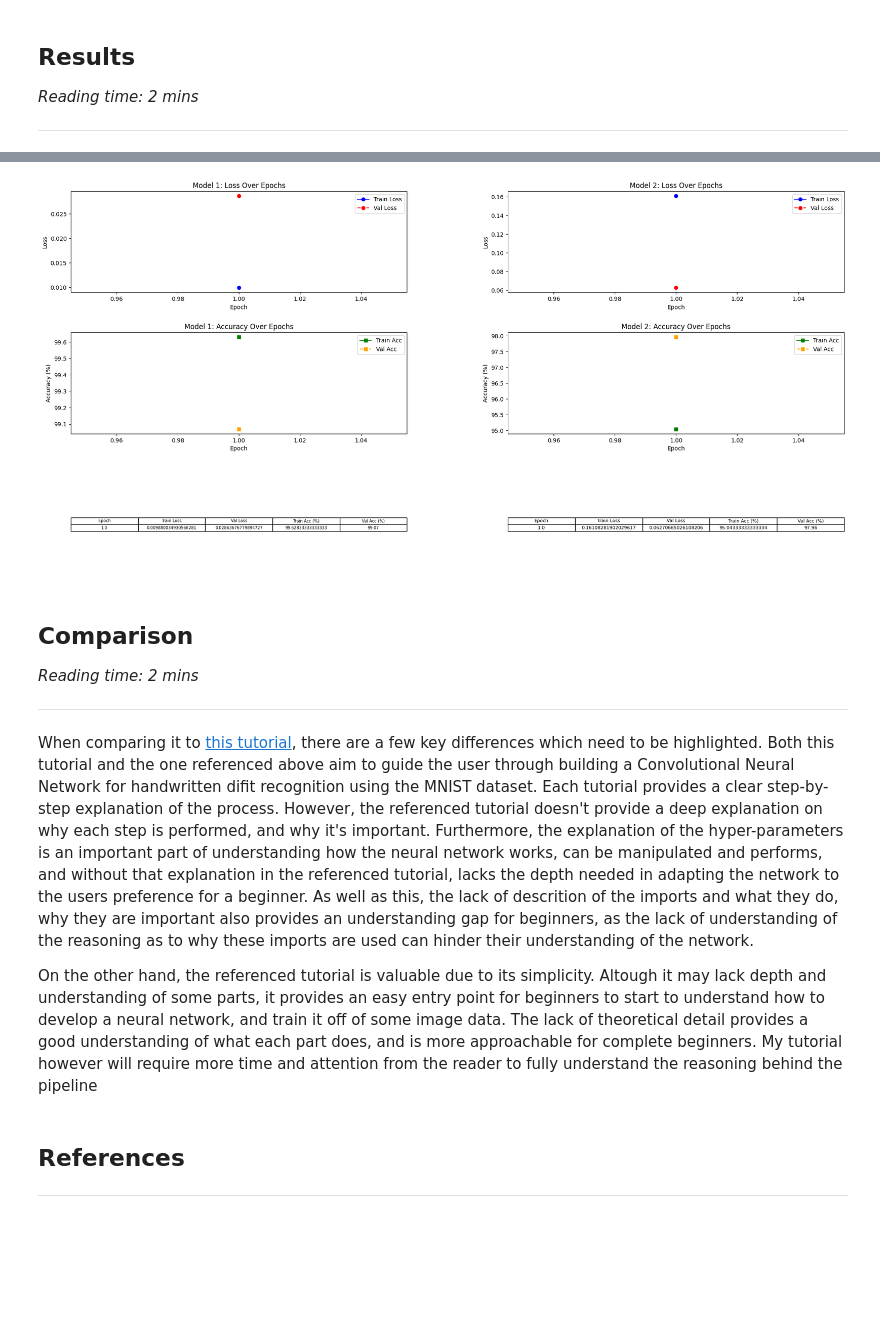
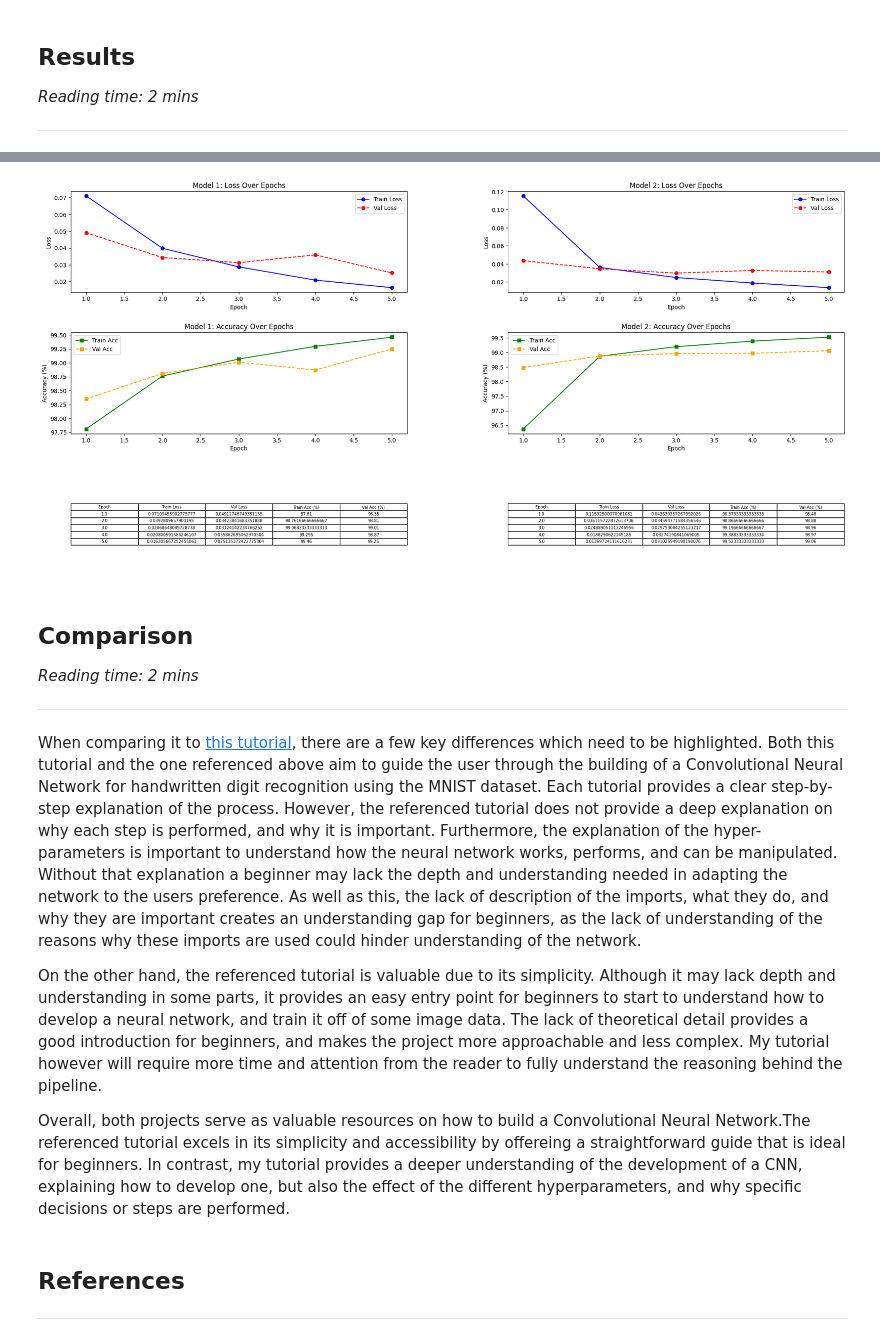
Before and after one commit to Robert151003/AAI-Coursework, a Jupyter notebook: coursework.ipynb, the cells around one changed output, grey strips where cells are left out. Saved outputs shown, nothing was run; the diff lists cells and outputs as text; code cells hidden in the pictures; blank space fills up the shorter version.

```diff
--- a/coursework.ipynb
+++ b/coursework.ipynb
@@ -126,7 +126,7 @@ class CNN(nn.Module):
         return x
 
 model1 = CNN(1, 32, 3, 2, 1, 2, 128)
-model2 = CNN(1, 32, 3, 2, 1, 2, 128)
+model2 = CNN(1, 64, 3, 2, 1, 2, 256)
 # %% [markdown]
 The spatial size of the MNIST dataset is **28x28** with a **colour channel of 1** (greyscaled), resulting in the **spatial dimensions being 1x28x28**. For `model1`, the first convolutional layer takes the input image and **applies 32 filters of size 3x3 with a padding of 1**. This preserves the spatial dimensions, and thus **results in an output size of 32x28x28**. Following this is a pooling layer with a **kernel size and stride of 2**, reducing the width and height by half. This produces the **feature map of spatial dimensions 32x14x14**. The second convolutional layer takes the feature map, and **applies 64 filters to it of size 3x3**, resulting in **spatial dimensions of 64x14x14**. Another pooling layer is then applied, halving the width and height again, thus resulting in a **spatial size of 64x7x7**. Before passing the data to the fully connected layers, the output is **flattened into a 1D tensor of size 64x7x7=3136**. This is then fed into the first fully connected layer, **reducing it to 128 neurons**. The second fully connected layer then **maps the 128 features to the 10 output classes**, representing the number of categories in the classification task.
 
@@ -449,5 +457,5 @@ This makes it easier to evaluate training effectiveness, generalization, and det
 # %%
-def plot_results_side_by_side(model_results, model_names):
+def plot_results(model_results, model_names):
     num_models = len(model_results)
     num_epochs = len(model_results[0][0])
     epochs = np.arange(1, num_epochs + 1)
@@ -466,52 +474,51 @@ def plot_results_side_by_side(model_results, model_names):
             'Val Acc (%)': val_accuracies
         })
 
-        # Plot Loss
+        # Loss
         ax_loss = axs[0, i] if num_models > 1 else axs[0]
         ax_loss.plot(epochs, train_losses, marker='o', linestyle='-', color='b', label='Train Loss')
         ax_loss.plot(epochs, val_losses, marker='o', linestyle='--', color='r', label='Val Loss')
         ax_loss.set_xlabel('Epoch')
         ax_loss.set_ylabel('Loss')
         ax_loss.set_title(f'{model_name}: Loss Over Epochs')
         ax_loss.legend()
 
-        # Plot Accuracy
+        # Accuracy
         ax_acc = axs[1, i] if num_models > 1 else axs[1]
         ax_acc.plot(epochs, train_accuracies, marker='s', linestyle='-', color='g', label='Train Acc')
         ax_acc.plot(epochs, val_accuracies, marker='s', linestyle='--', color='orange', label='Val Acc')
         ax_acc.set_xlabel('Epoch')
         ax_acc.set_ylabel('Accuracy (%)')
         ax_acc.set_title(f'{model_name}: Accuracy Over Epochs')
         ax_acc.legend()
 
-        # Display Table
+        # Table
         ax_table = axs[2, i] if num_models > 1 else axs[2]
         ax_table.axis('tight')
         ax_table.axis('off')
         ax_table.table(cellText=df.values, colLabels=df.columns, cellLoc='center', loc='center')
 
     plt.show()
 
-# Provide your model results as lists of metrics
 model_results = [
     (train_losses_1, val_losses_1, train_accs_1, val_accs_1),
     (train_losses_2, val_losses_2, train_accs_2, val_accs_2)
 ]
-
 model_names = ["Model 1", "Model 2"]
-
-plot_results_side_by_side(model_results, model_names)
+plot_results(model_results, model_names)
 # %% [output]
-[figure, old version]
+[figure, new version]
 # %% [markdown]
 ## **Comparison** <a class="anchor" id="comparison"></a>
 
 *Reading time: 2 mins*
 
 ---
-When comparing it to <a href="https://machinelearningmastery.com/handwritten-digit-recognition-using-convolutional-neural-networks-python-keras/">this tutorial</a>, there are a few key differences which need to be highlighted. Both this tutorial and the one referenced above aim to guide the user through building a Convolutional Neural Network for handwritten difit recognition using the MNIST dataset. Each tutorial provides a clear step-by-step explanation of the process. However, the referenced tutorial doesn't provide a deep explanation on why each step is performed, and why it's important. Furthermore, the explanation of the hyper-parameters is an important part of understanding how the neural network works, can be manipulated and performs, and without that explanation in the referenced tutorial, lacks the depth needed in adapting the network to the users preference for a beginner. As well as this, the lack of descrition of the imports and what they do, why they are important also provides an understanding gap for beginners, as the lack of understanding of the reasoning as to why these imports are used can hinder their understanding of the network.
+When comparing it to <a href="https://machinelearningmastery.com/handwritten-digit-recognition-using-convolutional-neural-networks-python-keras/">this tutorial</a>, there are a few key differences which need to be highlighted. Both this tutorial and the one referenced above aim to guide the user through the building of a Convolutional Neural Network for handwritten digit recognition using the MNIST dataset. Each tutorial provides a clear step-by-step explanation of the process. However, the referenced tutorial does not provide a deep explanation on why each step is performed, and why it is important. Furthermore, the explanation of the hyper-parameters is important to understand how the neural network works, performs, and can be manipulated. Without that explanation a beginner may lack the depth and understanding needed in adapting the network to the users preference. As well as this, the lack of description of the imports, what they do, and why they are important creates an understanding gap for beginners, as the lack of understanding of the reasons why these imports are used could hinder understanding of the network.
 
-On the other hand, the referenced tutorial is valuable due to its simplicity. Altough it may lack depth and understanding of some parts, it provides an easy entry point for beginners to start to understand how to develop a neural network, and train it off of some image data. The lack of theoretical detail provides a good understanding of what each part does, and is more approachable for complete beginners. My tutorial however will require more time and attention from the reader to fully understand the reasoning behind the pipeline
+On the other hand, the referenced tutorial is valuable due to its simplicity. Although it may lack depth and understanding in some parts, it provides an easy entry point for beginners to start to understand how to develop a neural network, and train it off of some image data. The lack of theoretical detail provides a good introduction for beginners, and makes the project more approachable and less complex. My tutorial however will require more time and attention from the reader to fully understand the reasoning behind the pipeline.
+
+Overall, both projects serve as valuable resources on how to build a Convolutional Neural Network.The referenced tutorial excels in its simplicity and accessibility by offereing a straightforward guide that is ideal for beginners. In contrast, my tutorial provides a deeper understanding of the development of a CNN, explaining how to develop one, but also the effect of the different hyperparameters, and why specific decisions or steps are performed.
 # %% [markdown]
 ## **References** <a class="anchor" id="references"></a>
 ---
```
Also changed, not shown: parts of 14 cells of this notebook, 2 other files.
